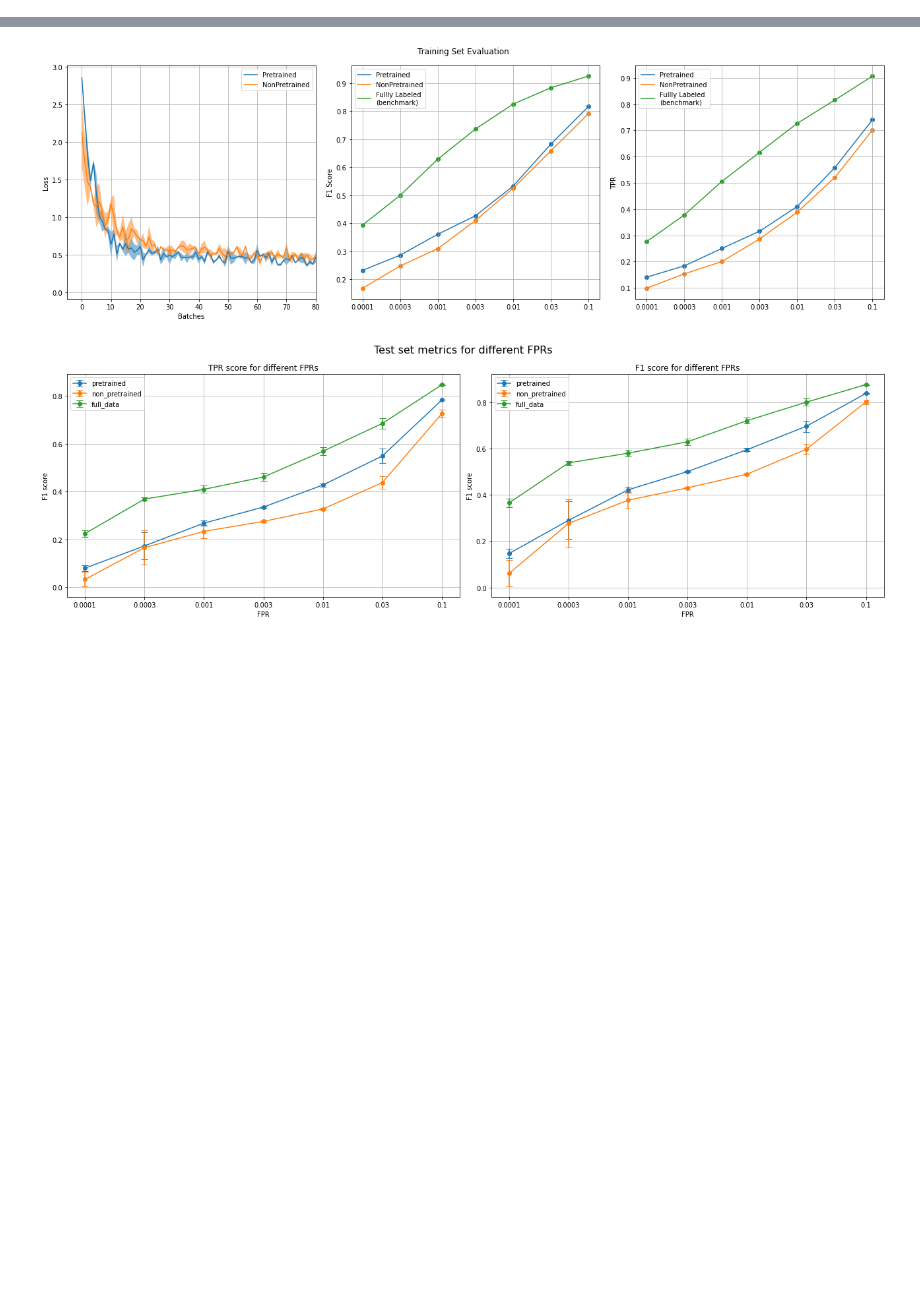
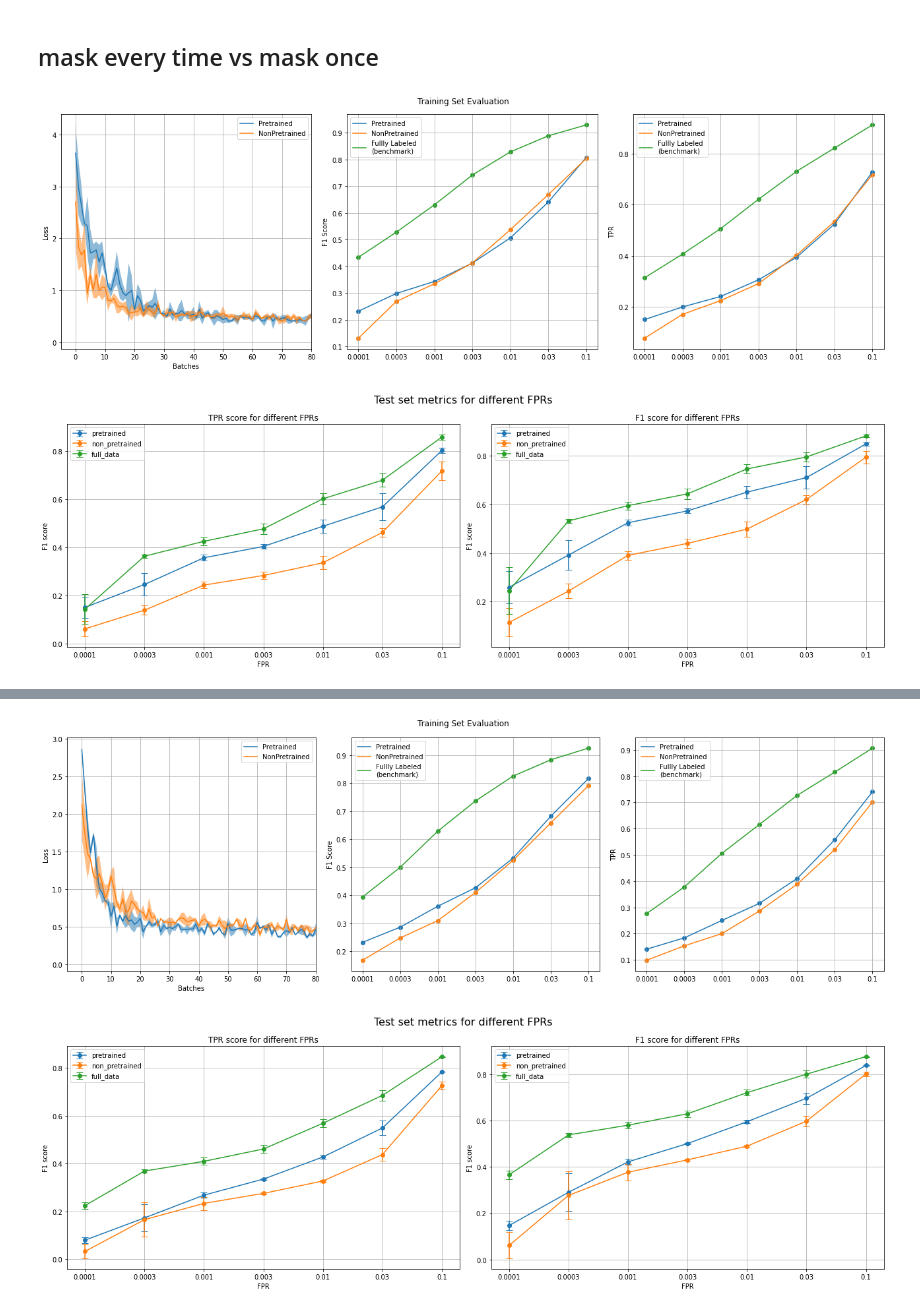
Before and after one commit to dtrizna/nebula, a Jupyter notebook: evaluation/_speakeasy_MLM_v2.ipynb, the cells around one changed output, grey strips where cells are left out. Cells and saved outputs as stored; diff of their text form; code cells hidden in the pictures; blank space fills up the shorter version.

```diff
--- a/evaluation/_speakeasy_MLM_v2.ipynb
+++ b/evaluation/_speakeasy_MLM_v2.ipynb
@@ -225,0 +246,8 @@ def plot_roc_curves(runFolder, modelIdx=1):
+# %% [markdown]
+## mask every time vs mask once
+# %%
+folder = "pretrain_epoch_analysis_1674855395"
+f1s_train, f1errs_train, f1s_test, f1errs_test = getMainStats(folder, lossXlim=(-5,80))
+# %% [output]
+[figure, added]
+[figure, added]
```
Also changed, not shown: parts of 11 cells of this notebook, 26 other files.
